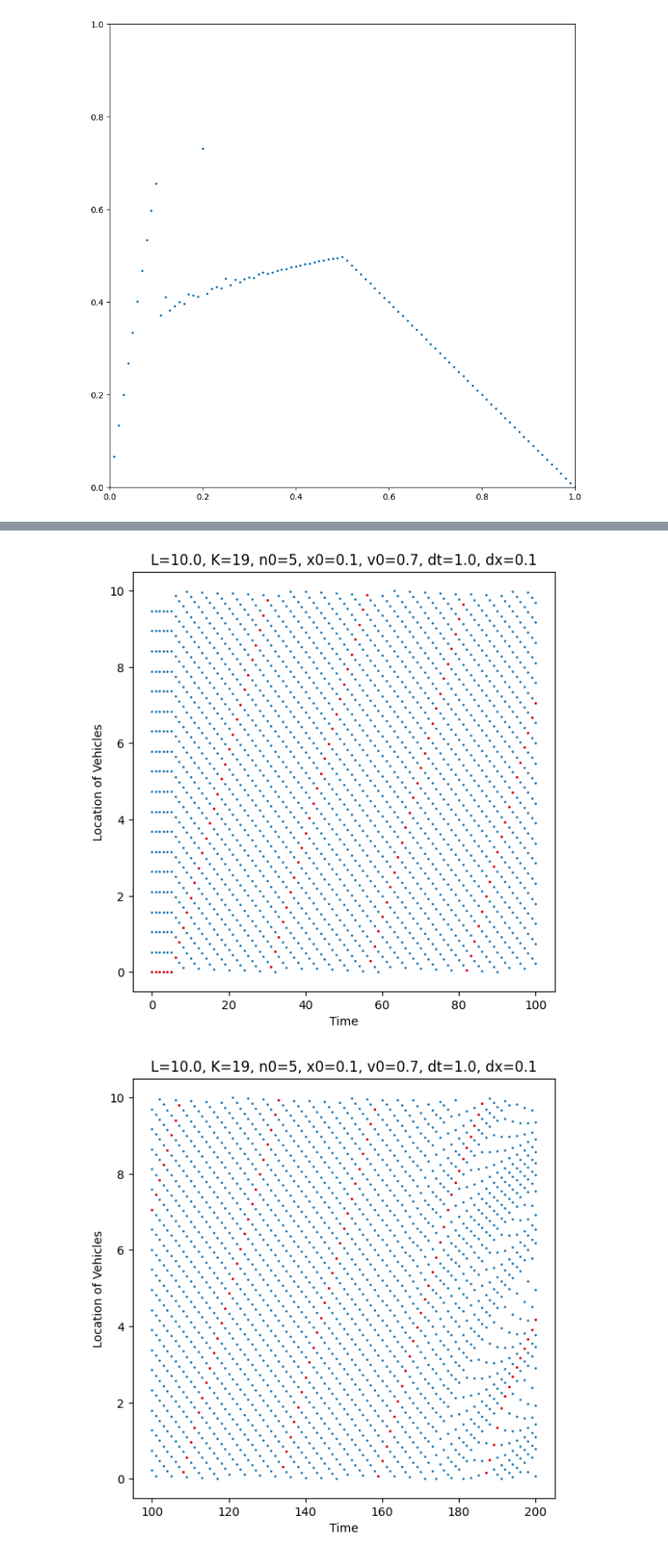
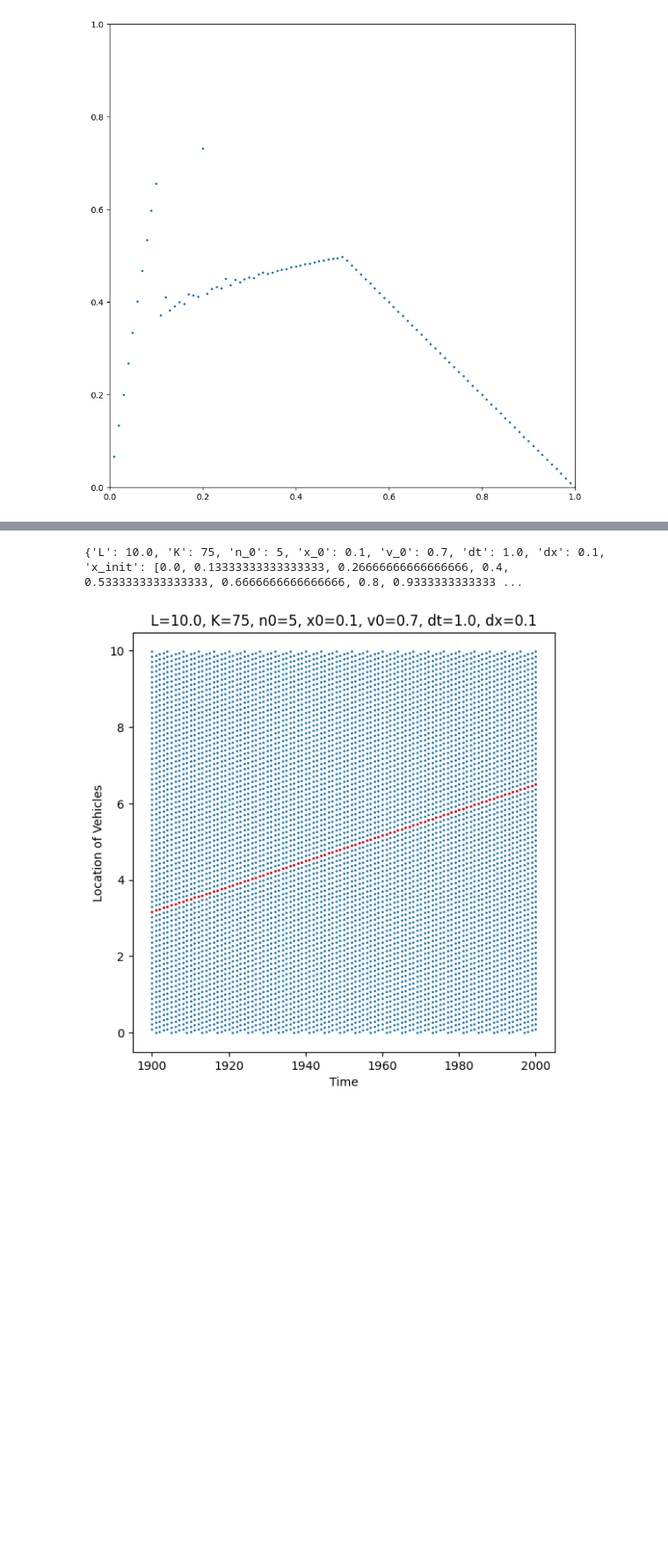
Before and after one commit to tt6-mzn/s2s-OV-model, a Jupyter notebook: ds2s-OV/011.ipynb, the cells around one changed output, grey strips where cells are left out. Shown: that part at 88% size. Cells and saved outputs as stored; diff of their text form; code cells hidden in the pictures; blank space fills up the shorter version.

```diff
--- a/ds2s-OV/011.ipynb
+++ b/ds2s-OV/011.ipynb
@@ -18,7 +18,7 @@ for id, K in enumerate(range(101)):
 		v_0=0.7,
 		dt=1.0,
 		dx=0.1,
-		x_init=np.array([10.0 / K * i for i in range(K)], dtype=np.float128),
+		x_init=np.array([10.0 / K * i for i in range(K)], dtype=np.float64),
 		n_max=2010,
 	)
 	model.simulate()
@@ -62,10 +68,9 @@ plot_pattern(model, 1900, 2000)
 # %%
-# その前後の、flowが小さい場所のシミュレーション
-model = ds2s_OV_x0.from_json(data[flow.index(max(flow)) - 1], n_max=2010)
+# 2個目のflowの極値
+print(data[75])
+model = ds2s_OV_x0.from_json(json=data[75], n_max=10000)
 model.simulate()
-plot_pattern(model, 0, 100)
-plot_pattern(model, 100, 200)
 plot_pattern(model, 1900, 2000)
 # %% [output]
+{'L': 10.0, 'K': 75, 'n_0': 5, 'x_0': 0.1, 'v_0': 0.7, 'dt': 1.0, 'dx': 0.1, 'x_init': [0.0, 0.13333333333333333, 0.26666666666666666, 0.4, 0.5333333333333333, 0.6666666666666666, 0.8, 0.9333333333333 ...
-[figure, old version]
+[figure, new version]
-[figure, removed]
```
Also changed, not shown: parts of 12 cells of this notebook.
